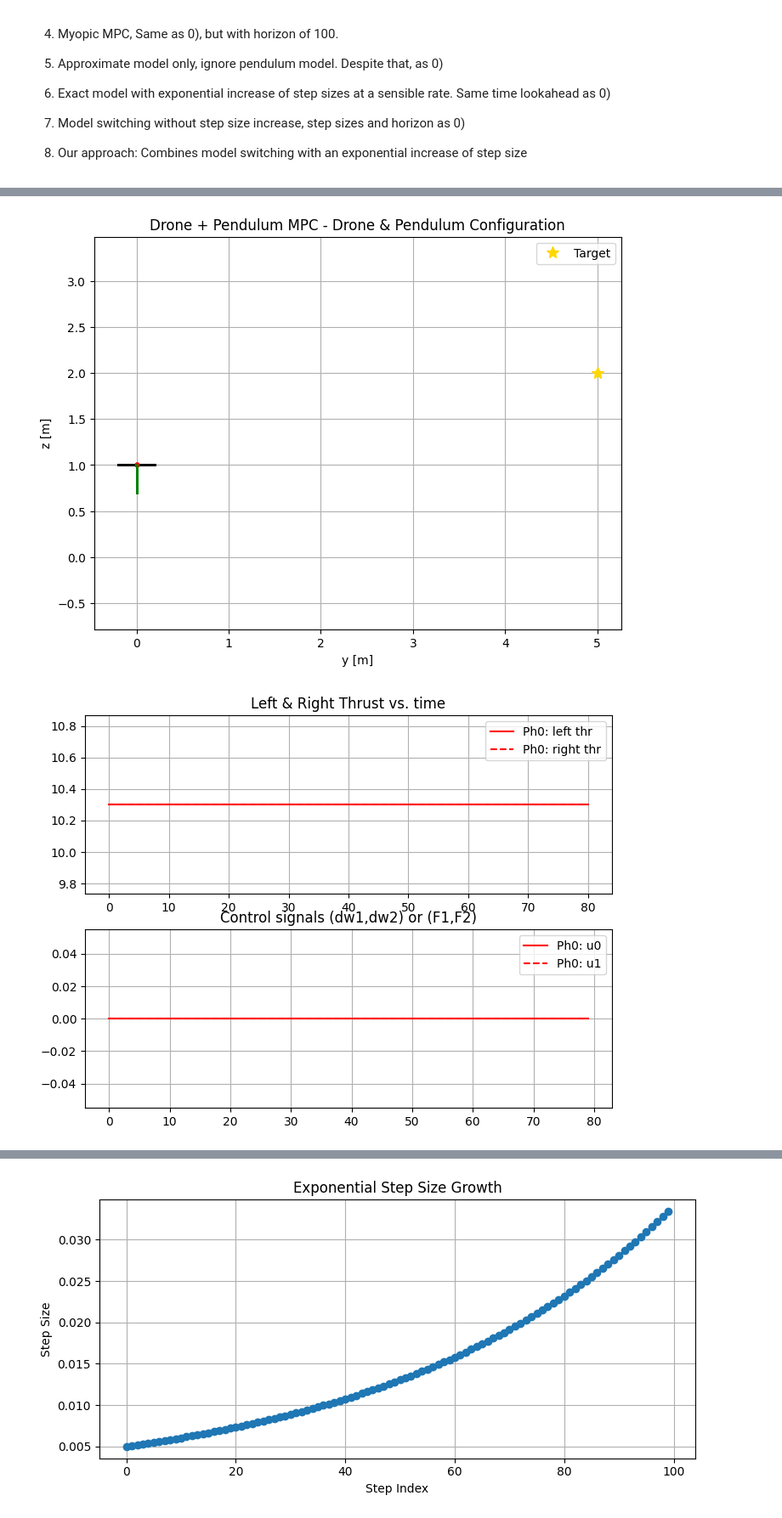
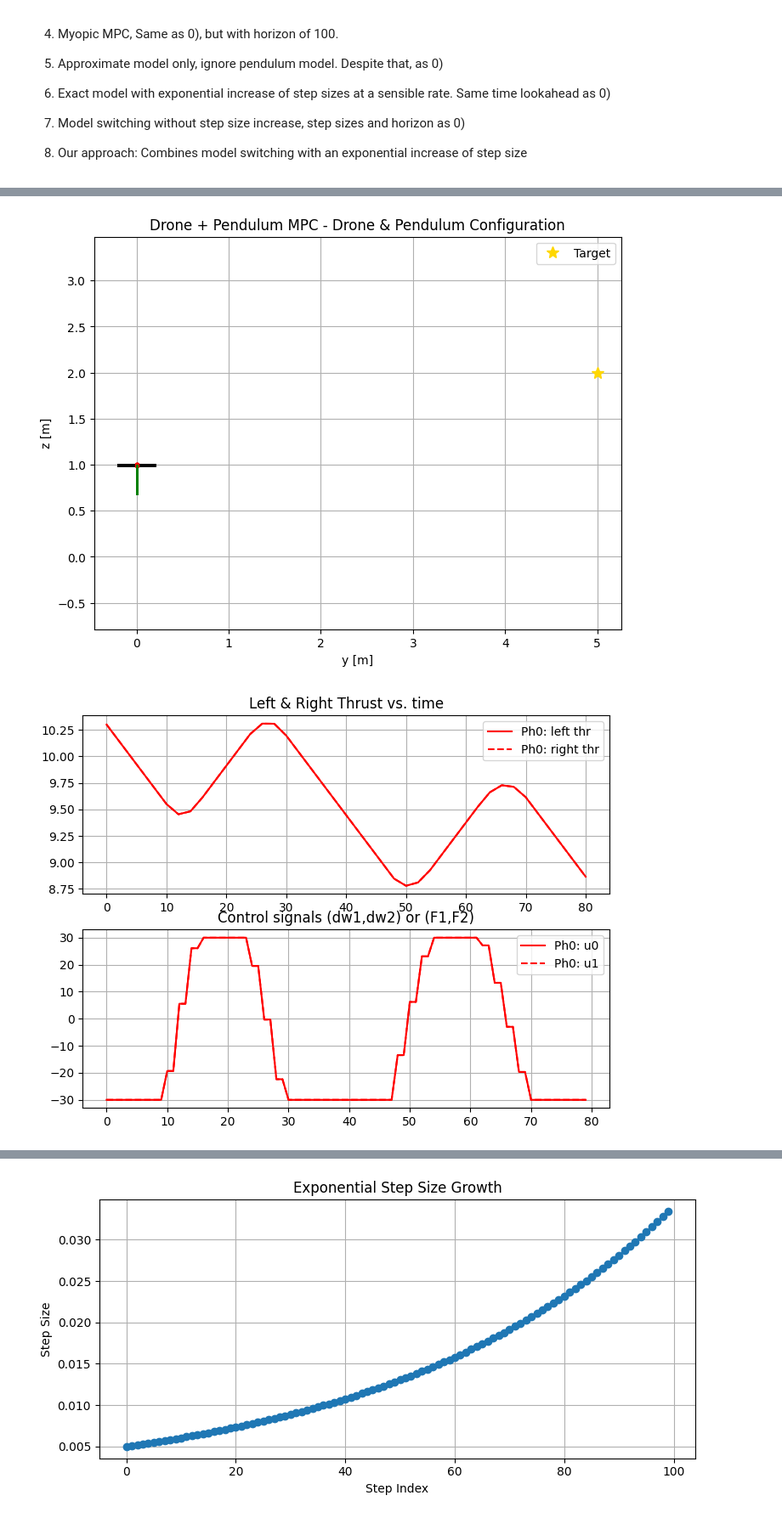
Before and after one commit to l-m-schroth/multi_fidelity_MPC_slow_fast, a Jupyter notebook: drone/drone_problem.ipynb, the cells around one changed output, grey strips where cells are left out. Shown at 85% size. Cells and saved outputs as stored; diff of their text form; code cells hidden in the pictures.

```diff
--- a/drone/drone_problem.ipynb
+++ b/drone/drone_problem.ipynb
@@ -267,5 +267,5 @@ mean_solve_times = []
 dt_inital_mpc = 0.005
 control_step = int(dt_inital_mpc/dt_sim) # determines zero order hold of the MPC
 X0 = np.array([0.0, 1.0, 0.0, l0, 0.0, 0.0, 0.0, 0.0, 0.0, 0.0, w_val, w_val])
-duration = 0.2
+duration = 5.0
 # %% [output]
@@ -298,6 +298,8 @@ mpc_opts_baseline.levenberg_marquardt = 8e-3
 mpc_baseline = DroneMPC(mpc_opts_baseline)
 
 stage_cost_function=mpc_baseline.stage_cost_func_full # save stage costs function
+
+mpc_baseline.set_initial_guess(X0, u_guess=np.zeros(2))
 
 # simulate
 x_traj, u_traj, stage_costs, solve_times = simulate_closed_loop_drone(
@@ -356,6 +358,8 @@ mpc_opts_1.switch_stage = N+1
 mpc_opts_1.integrator_type = "ERK"
 mpc_opts_1.levenberg_marquardt = 8e-3
 mpc_1 = DroneMPC(mpc_opts_1)
+
+mpc_1.set_initial_guess(X0, u_guess=np.zeros(2))
 
 # simulate
 x_traj, u_traj, stage_costs, solve_times = simulate_closed_loop_drone(
@@ -405,5 +409,5 @@ QP solver returned error status 3 in SQP iteration 1, QP iteration 1.
 [figure]
-[figure, old version]
+[figure, new version]
 # %%
 ### 2) Baseline with smaller value for levenberg-marquardt ###
 mpc_opts_2 = deepcopy(opts)
```
Also changed, not shown: parts of 11 cells of this notebook.
